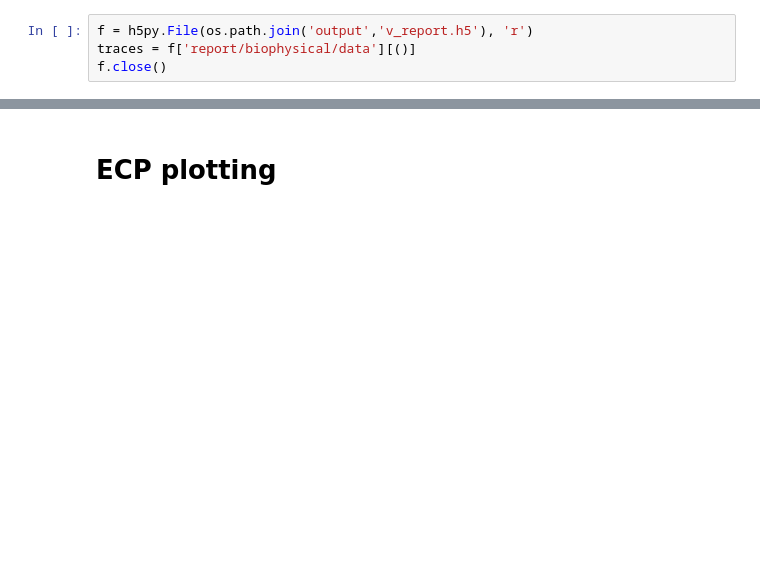
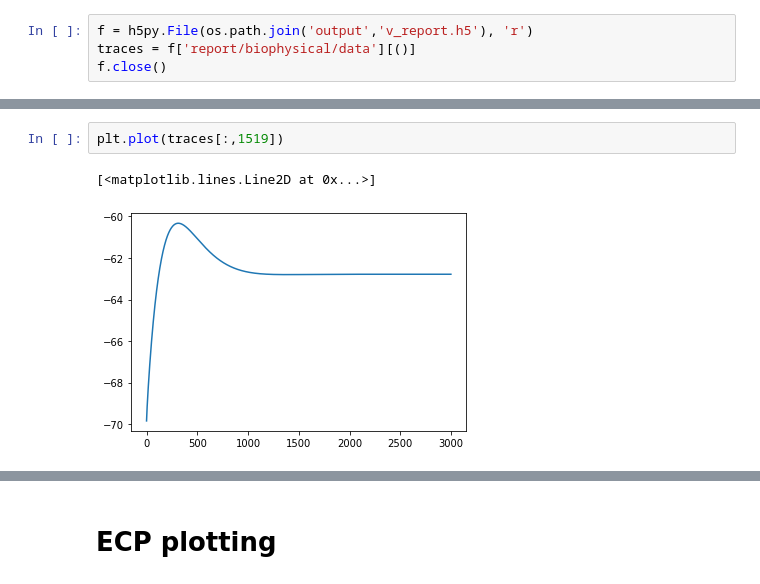
Before and after one commit to ddopp4877/CA1_model, a Jupyter notebook: CA1_exploration.ipynb, the cells around one changed output, grey strips where cells are left out. Saved outputs shown, nothing was run; the diff lists cells and outputs as text; blank space fills up the shorter version.

```diff
--- a/CA1_exploration.ipynb
+++ b/CA1_exploration.ipynb
@@ -370,0 +360,5 @@ f.close()
+# %%
+plt.plot(traces[:,1519])
+# %% [output]
+[<matplotlib.lines.Line2D at 0x...>]
+[figure, added]
```
Also changed, not shown: parts of 61 cells of this notebook, 3 other files.
